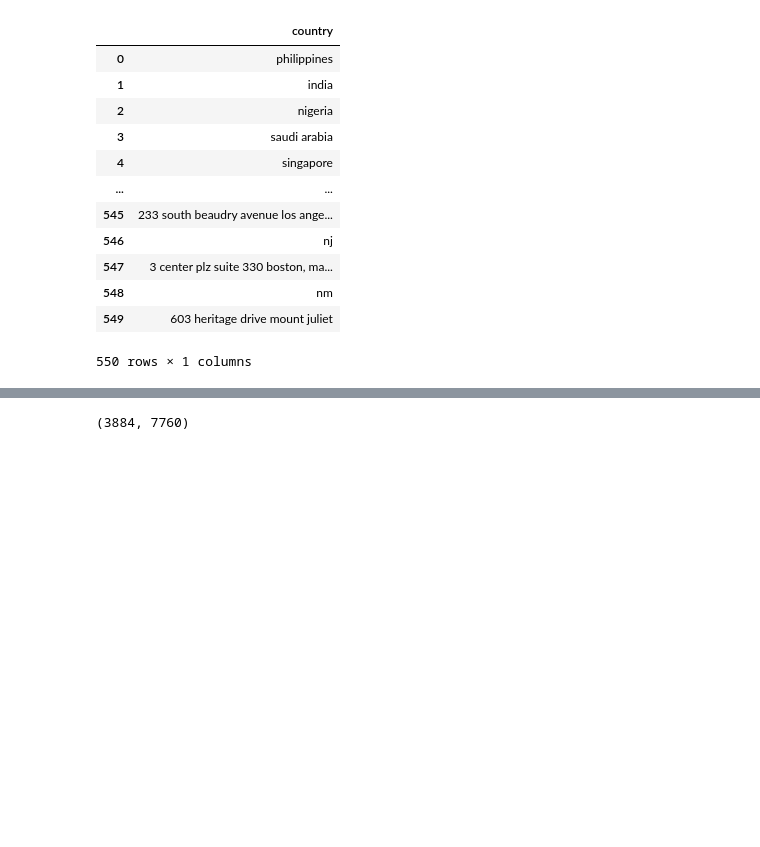
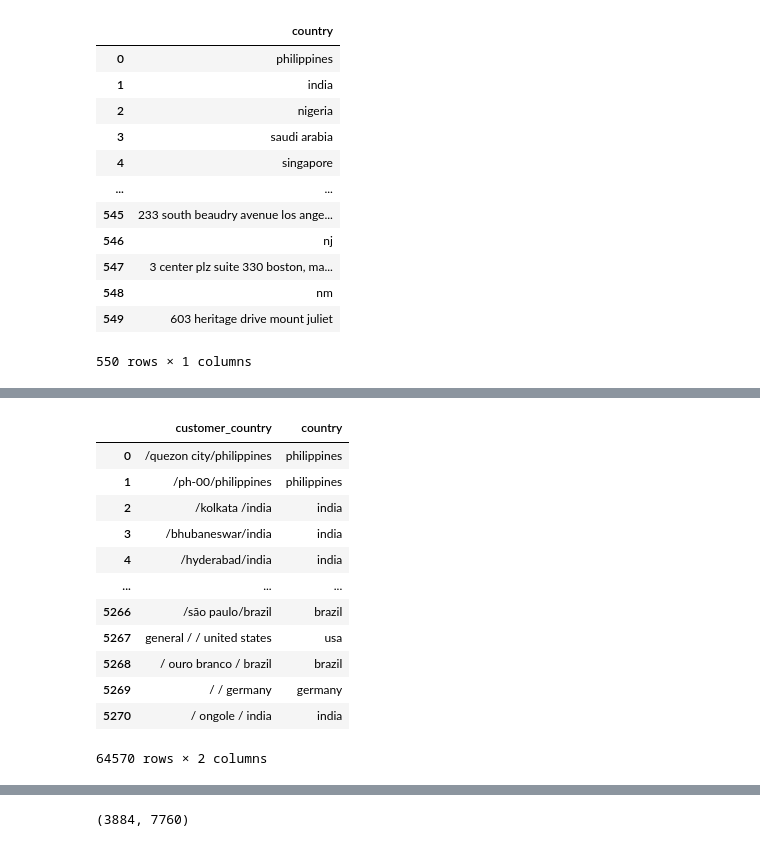
Before and after one commit to Junoflows/LG_Aimers_phase2, a Jupyter notebook: country_processing.ipynb, the cells around one changed output, grey strips where cells are left out. Saved outputs shown, nothing was run; the diff lists cells and outputs as text; code cells hidden in the pictures; blank space fills up the shorter version.

```diff
--- a/practice.ipynb
+++ b/country_processing.ipynb
@@ -100,0 +104,21 @@ country.to_csv('country1.csv', index = 0)
+# %%
+df_all['country'] = df_all['customer_country'].apply(lambda x : str(x).split('/')[-1].strip())
+df_all['country'] = df_all['country'].apply(lambda x : 'usa' if 'united states' in x else x)
+df_all['country'] = df_all['country'].apply(lambda x : 'usa' if 'usa' in x else x)
+df_all['country'] = df_all['country'].apply(lambda x : 'etc' if '@' in x else x)
+df_all['country'] = df_all['country'].replace(['us', 'usa'], 'usa')
+df_all[['customer_country','country']]
+# %% [output]
+|  | customer_country | country |
+| 0 | /quezon city/philippines | philippines |
+| 1 | /ph-00/philippines | philippines |
+| 2 | /kolkata /india | india |
+| 3 | /bhubaneswar/india | india |
+| 4 | /hyderabad/india | india |
+| ... | ... | ... |
+| 5266 | /são paulo/brazil | brazil |
+| 5267 | general / / united states | usa |
+| 5268 | / ouro branco / brazil | brazil |
+| 5269 | / / germany | germany |
+| 5270 | / ongole / india | india |
+64570 rows × 2 columns
```
Also changed, not shown: parts of 18 cells of this notebook, 3 other files.
